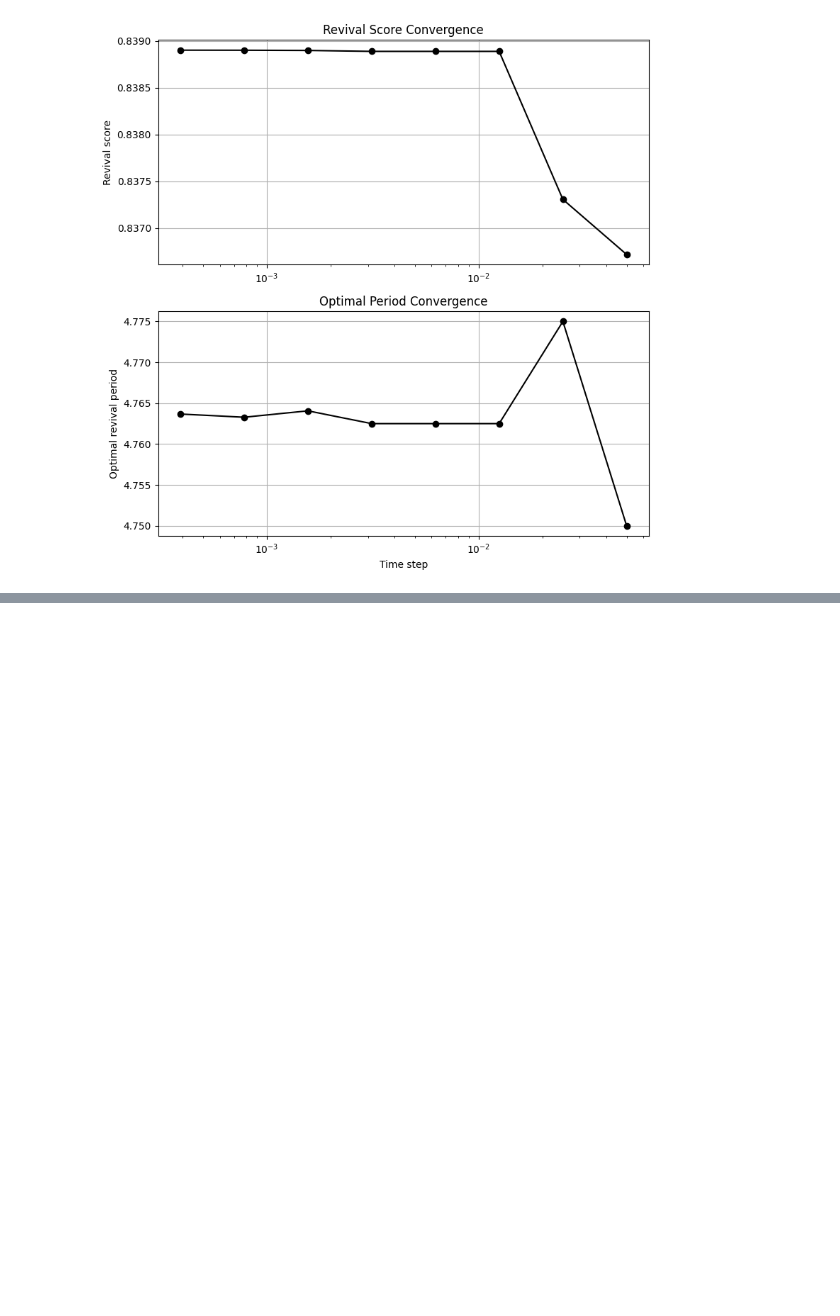
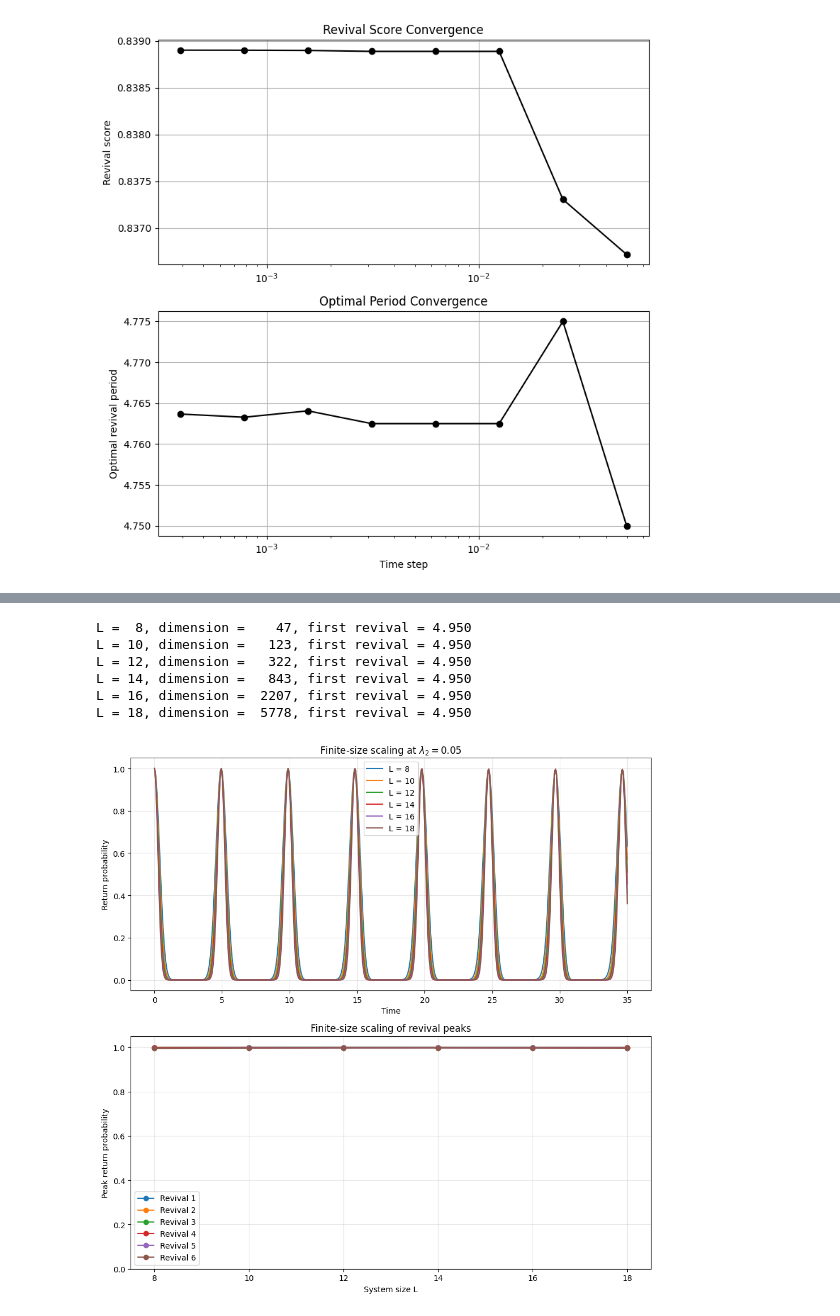
Before and after one commit to ahmetbkavruk/ML-scars, a Jupyter notebook: main.ipynb, the cells around one changed output, grey strips where cells are left out. Cells and saved outputs as stored; diff of their text form; code cells hidden in the pictures; blank space fills up the shorter version.

```diff
--- a/main.ipynb
+++ b/main.ipynb
@@ -160,0 +269,76 @@ plt.show()
+# %%
+system_sizes = [8, 10, 12, 14, 16, 18]
+
+lambda2 = 0.05
+time_step = 0.05
+max_time = 35
+
+revival_numbers = np.arange(1, 7)
+revival_peaks = np.zeros((len(system_sizes), len(revival_numbers)))
+
+fig, axes = plt.subplots(2, 1, figsize=(10, 10))
+
+for position, L in enumerate(system_sizes):
+    state = pxp.basisStates(L)
+    indices = pxp.build_constrained_basis(L)
+
+    initial_bitstring = "10" * (L // 2)
+    full_initial_index = state.getIndex(initial_bitstring)
+    initial_index = indices.index(full_initial_index)
+
+    base_hamiltonian, deformation_hamiltonian = pxp.build_lambda2_components(state, indices)
+
+    H = pxp.assemble_lambda2_hamiltonian(base_hamiltonian, deformation_hamiltonian, lambda2)
+
+    times, evolved_states = dynamics.time_evolution(H, initial_index, time_step=time_step, max_time=max_time)
+
+    probabilities = observables.return_probability(evolved_states, initial_index)
+
+    # Estimate the first revival period
+    first_window = (times >= 3) & (times <= 7)
+
+    first_revival_time = times[first_window][np.argmax(probabilities[first_window])]
+
+    # Find the maximum probability near each expected revival
+    for revival_position, revival_number in enumerate(revival_numbers):
+        expected_time = revival_number * first_revival_time
+
+        window = ((times >= expected_time - 0.75) & (times <= expected_time + 0.75))
+
+        revival_peaks[position, revival_position] = np.max(probabilities[window])
+
+    axes[0].plot(times, probabilities, label=f"L = {L}")
+
+    print(f"L = {L:2d}, dimension = {H.shape[0]:5d}, "f"first revival = {first_revival_time:.3f}")
+
+    del evolved_states
+
+
+axes[0].set_xlabel("Time")
+axes[0].set_ylabel("Return probability")
+axes[0].set_title(r"Finite-size scaling at $\lambda_2 = 0.05$")
+axes[0].legend()
+axes[0].grid(alpha=0.3)
+
+
+for revival_position, revival_number in enumerate(revival_numbers):
+    axes[1].plot(system_sizes, revival_peaks[:, revival_position], marker="o", label=f"Revival {revival_number}")
+
+axes[1].set_xlabel("System size L")
+axes[1].set_ylabel("Peak return probability")
+axes[1].set_title("Finite-size scaling of revival peaks")
+axes[1].set_ylim(0, 1.05)
+axes[1].set_xticks(system_sizes)
+axes[1].legend()
+axes[1].grid(alpha=0.3)
+
+fig.tight_layout()
+plt.show()
+# %% [output]
+L =  8, dimension =    47, first revival = 4.950
+L = 10, dimension =   123, first revival = 4.950
+L = 12, dimension =   322, first revival = 4.950
+L = 14, dimension =   843, first revival = 4.950
+L = 16, dimension =  2207, first revival = 4.950
+L = 18, dimension =  5778, first revival = 4.950
+[figure, added]
```
Also changed, not shown: parts of 6 cells of this notebook, 5 other files.
